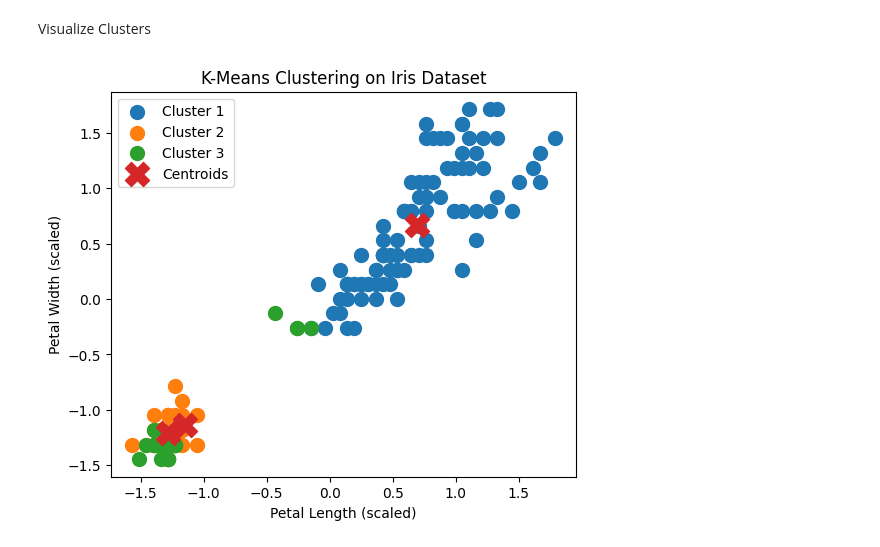
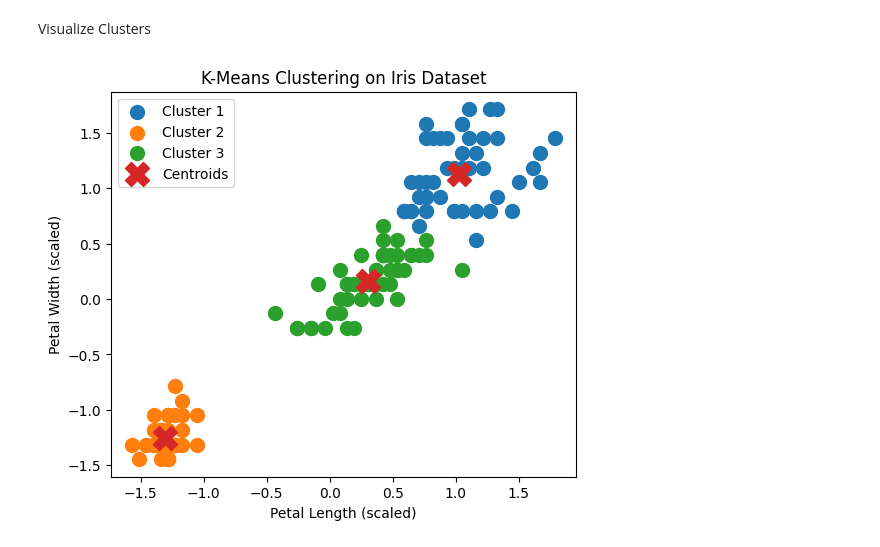
Before and after one commit to farhansys/ML_SY_CSAI_D_61, a Jupyter notebook: Assignment12.ipynb, the cells around one changed output. Cells and saved outputs as stored; diff of their text form; code cells hidden in the pictures.

```diff
--- a/Assignment12.ipynb
+++ b/Assignment12.ipynb
@@ -32,7 +32,7 @@ First 5 Rows:
 # %% [markdown]
 Prepare Data
 # %%
-X = df.iloc[:, 1:5]
+X = df[['PetalLengthCm', 'PetalWidthCm']]
 
 print("\nSelected Features:\n")
 print(X.head())
@@ -89,24 +110,24 @@ Visualize Clusters
 # %%
 plt.figure(figsize=(6,5))
 
-plt.scatter(X_scaled[y_kmeans == 0, 2], X_scaled[y_kmeans == 0, 3],
+plt.scatter(X_scaled[y_kmeans == 0, 0], X_scaled[y_kmeans == 0, 1],
             s=100, label='Cluster 1')
 
-plt.scatter(X_scaled[y_kmeans == 1, 2], X_scaled[y_kmeans == 1, 3],
+plt.scatter(X_scaled[y_kmeans == 1, 0], X_scaled[y_kmeans == 1, 1],
             s=100, label='Cluster 2')
 
-plt.scatter(X_scaled[y_kmeans == 2, 2], X_scaled[y_kmeans == 2, 3],
+plt.scatter(X_scaled[y_kmeans == 2, 0], X_scaled[y_kmeans == 2, 1],
             s=100, label='Cluster 3')
 
-plt.scatter(kmeans.cluster_centers_[:, 2],
-            kmeans.cluster_centers_[:, 3],
+plt.scatter(kmeans.cluster_centers_[:, 0],
+            kmeans.cluster_centers_[:, 1],
             s=300, marker='X', label='Centroids')
 
 plt.xlabel('Petal Length (scaled)')
 plt.ylabel('Petal Width (scaled)')
 plt.title('K-Means Clustering on Iris Dataset')
 plt.legend()
 
 plt.show()
 # %% [output]
-[figure, old version]
+[figure, new version]
```
Also changed, not shown: parts of 6 cells of this notebook.
